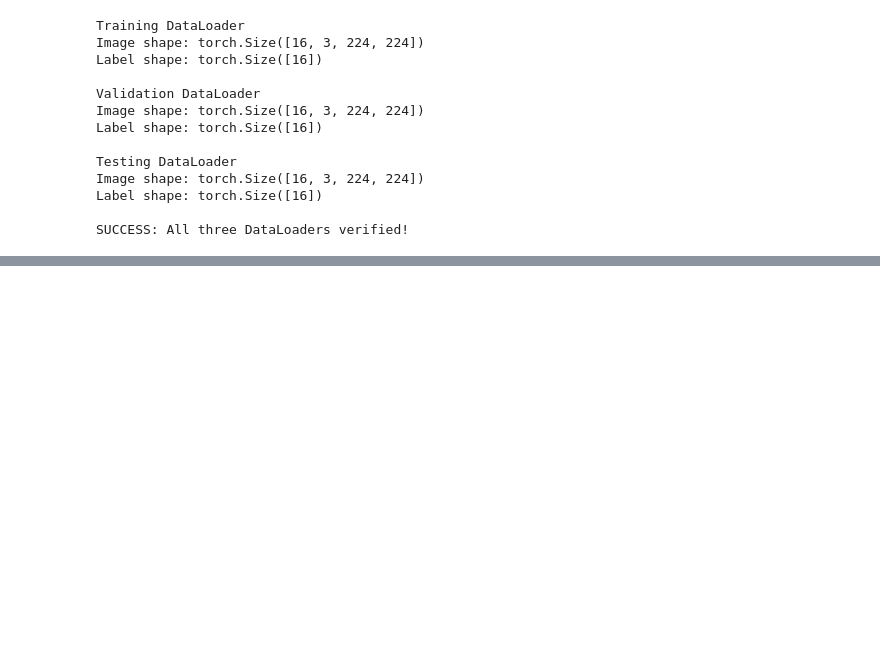
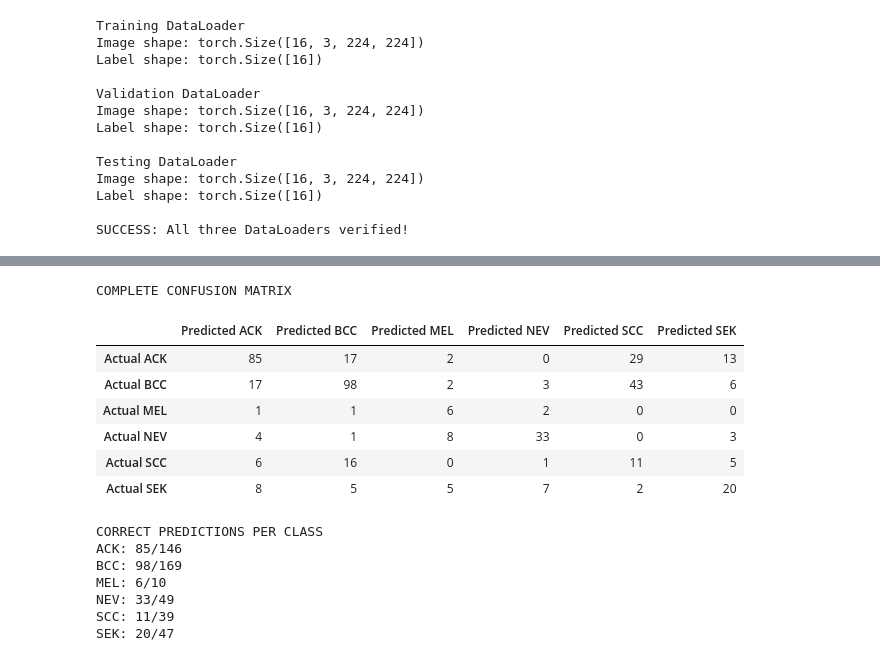
Before and after one commit to AbhinavSwami1/DermAI, a Jupyter notebook: ml/notebooks/01_dataset_audit.ipynb, the cells around one changed output, grey strips where cells are left out. Saved outputs shown, nothing was run; the diff lists cells and outputs as text; code cells hidden in the pictures; blank space fills up the shorter version.

```diff
--- a/ml/notebooks/01_dataset_audit.ipynb
+++ b/ml/notebooks/01_dataset_audit.ipynb
@@ -2464,0 +3491,39 @@ SUCCESS: All three DataLoaders verified!
+# %%
+# STEP 47: COMPLETE CONFUSION MATRIX
+
+import pandas as pd
+
+class_names = ["ACK", "BCC", "MEL", "NEV", "SCC", "SEK"]
+
+cm_df = pd.DataFrame(
+    cm,
+    index=[f"Actual {name}" for name in class_names],
+    columns=[f"Predicted {name}" for name in class_names]
+)
+
+print("COMPLETE CONFUSION MATRIX")
+display(cm_df)
+
+print("\nCORRECT PREDICTIONS PER CLASS")
+
+for i, name in enumerate(class_names):
+    correct = cm[i, i]
+    total = cm[i].sum()
+
+    print(f"{name}: {correct}/{total}")
+# %% [output]
+COMPLETE CONFUSION MATRIX
+|  | Predicted ACK | Predicted BCC | Predicted MEL | Predicted NEV | Predicted SCC | Predicted SEK |
+| Actual ACK | 85 | 17 | 2 | 0 | 29 | 13 |
+| Actual BCC | 17 | 98 | 2 | 3 | 43 | 6 |
+| Actual MEL | 1 | 1 | 6 | 2 | 0 | 0 |
+| Actual NEV | 4 | 1 | 8 | 33 | 0 | 3 |
+| Actual SCC | 6 | 16 | 0 | 1 | 11 | 5 |
+| Actual SEK | 8 | 5 | 5 | 7 | 2 | 20 |
+CORRECT PREDICTIONS PER CLASS
+ACK: 85/146
+BCC: 98/169
+MEL: 6/10
+NEV: 33/49
+SCC: 11/39
+SEK: 20/47
```
Also changed, not shown: parts of 25 cells of this notebook, 9 other files.
